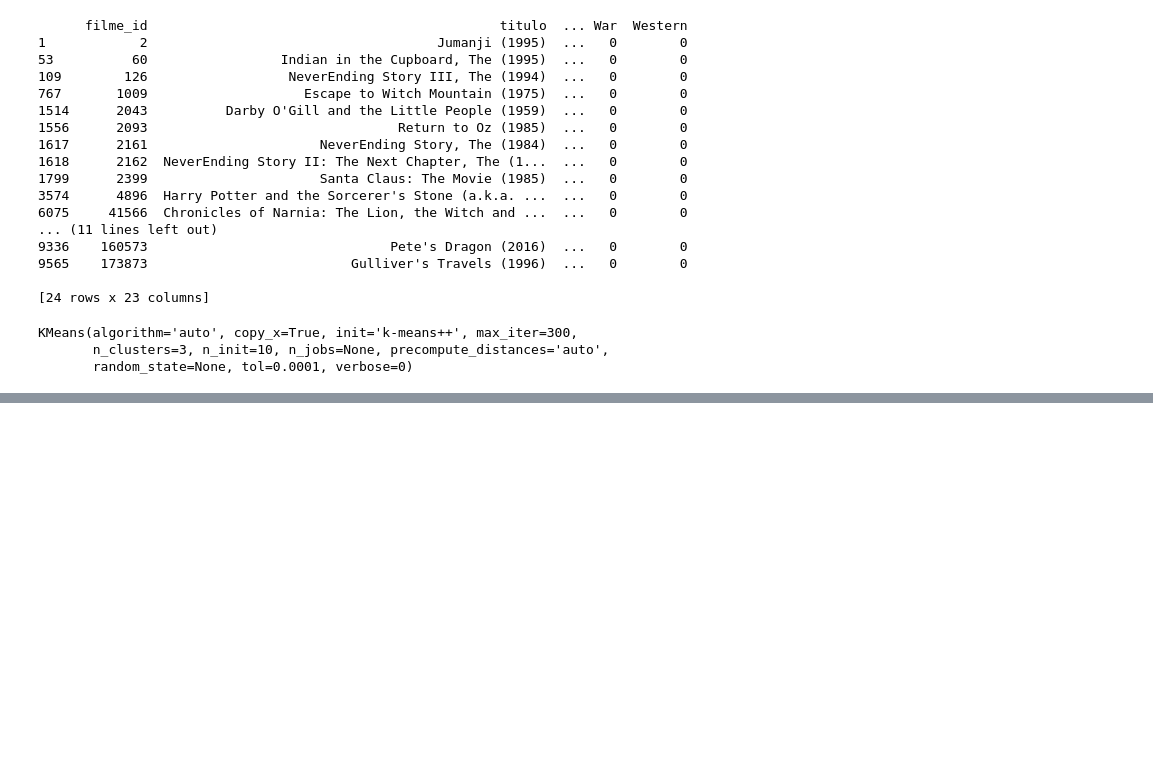
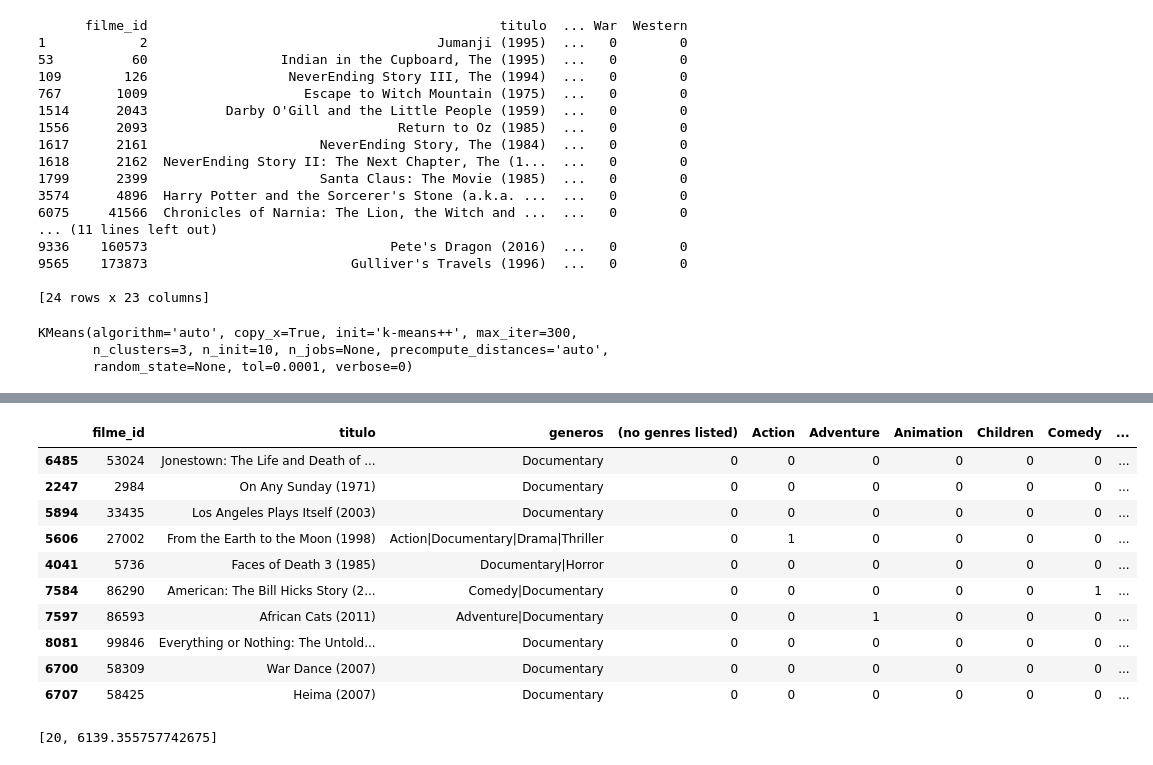
Before and after one commit to EduardoMoraesRitter/machine-learning-algoritmos-nao-supervisionados, a Jupyter notebook: 1_modelo_nao_supervisionado.ipynb, the cells around one changed output, grey strips where cells are left out. Drawn from its saved outputs; the diff is of its cells as text; code cells hidden in the pictures; blank space fills up the shorter version.

```diff
--- a/1_modelo_nao_supervisionado.ipynb
+++ b/1_modelo_nao_supervisionado.ipynb
@@ -351,0 +404,16 @@ sns.scatterplot(x=visulizar[:,0],
+# %%
+grupo = 2
+filtro = modelo.labels_ == grupo
+dados_filmes_df[filtro].sample(10)
+# %% [output]
+|  | filme_id | titulo | generos | (no genres listed) | Action | Adventure | Animation | Children | Comedy | ... |
+| 6485 | 53024 | Jonestown: The Life and Death of ... | Documentary | 0 | 0 | 0 | 0 | 0 | 0 | ... |
+| 2247 | 2984 | On Any Sunday (1971) | Documentary | 0 | 0 | 0 | 0 | 0 | 0 | ... |
+| 5894 | 33435 | Los Angeles Plays Itself (2003) | Documentary | 0 | 0 | 0 | 0 | 0 | 0 | ... |
+| 5606 | 27002 | From the Earth to the Moon (1998) | Action|Documentary|Drama|Thriller | 0 | 1 | 0 | 0 | 0 | 0 | ... |
+| 4041 | 5736 | Faces of Death 3 (1985) | Documentary|Horror | 0 | 0 | 0 | 0 | 0 | 0 | ... |
+| 7584 | 86290 | American: The Bill Hicks Story (2... | Comedy|Documentary | 0 | 0 | 0 | 0 | 0 | 1 | ... |
+| 7597 | 86593 | African Cats (2011) | Adventure|Documentary | 0 | 0 | 1 | 0 | 0 | 0 | ... |
+| 8081 | 99846 | Everything or Nothing: The Untold... | Documentary | 0 | 0 | 0 | 0 | 0 | 0 | ... |
+| 6700 | 58309 | War Dance (2007) | Documentary | 0 | 0 | 0 | 0 | 0 | 0 | ... |
+| 6707 | 58425 | Heima (2007) | Documentary | 0 | 0 | 0 | 0 | 0 | 0 | ... |
@@ -351,0 +426,4 @@ sns.scatterplot(x=visulizar[:,0],
+# %%
+kmeans(20, generos_df)
+# %% [output]
+[20, 6139.355757742675]
```
Also changed, not shown: parts of 20 cells of this notebook.
